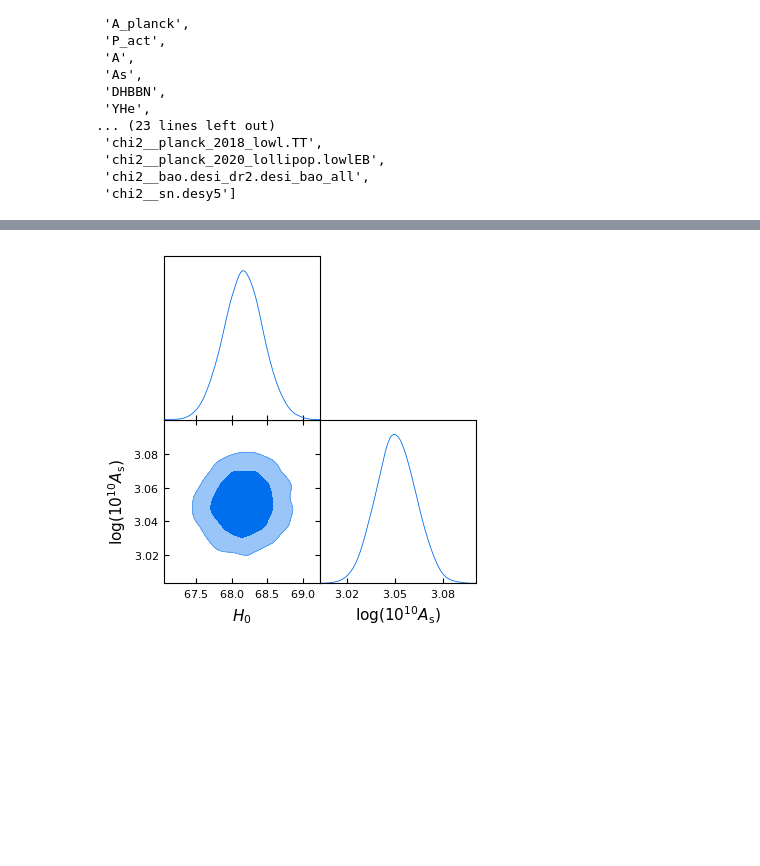
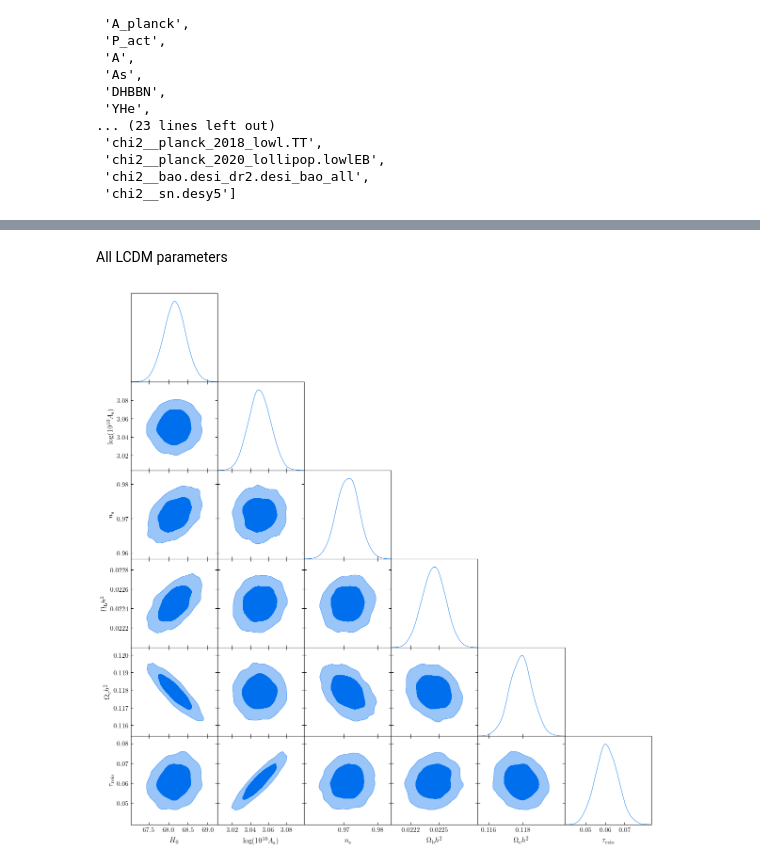
Before and after one commit to GenovaCosmology/ParametricModels, a Jupyter notebook: LCDM/parsing_example.ipynb, the cells around one changed output, grey strips where cells are left out. Cells and saved outputs as stored; diff of their text form; code cells hidden in the pictures; blank space fills up the shorter version.

Commit message:
LCDM plots

```diff
--- a/LCDM/parsing_example.ipynb
+++ b/LCDM/parsing_example.ipynb
@@ -32,7 +46,7 @@ chains_dir = os.path.join('chains')
 
 getdist_settings = {
     'smooth_scale_1D': 0.3,
-    'smooth_scale_2D': 0.3,
+    'smooth_scale_2D': 0.4,
     'boundary_correction_order': 1,
     'mult_bias_correction_order': 1,
     }
@@ -77,0 +139,16 @@ plt.scatter(chain.samples[:, 0], chain.samples[:, 1], s=0.1, c='k', alpha=0.5)
+# %%
+g = plots.get_subplot_plotter()
+g.settings.axes_fontsize = 13
+getdist_settings['smooth_scale_1D'] = 0.6
+getdist_settings['smooth_scale_2D'] = 0.6
+chain.updateSettings(getdist_settings)
+chain.updateBaseStatistics()
+
+
+g.triangle_plot(
+    [chain],
+    params=['H0','omch2'],
+    filled=True,
+)
+
+g.export('plots/LCDM_triangle_plot_smooth_0p6.pdf', dpi=300)
@@ -78,8 +157,23 @@ plt.scatter(chain.samples[:, 0], chain.samples[:, 1], s=0.1, c='k', alpha=0.5)
+# %% [markdown]
+All LCDM parameters
 # %%
 g = plots.get_subplot_plotter()
-g.triangle_plot([chain], params=['H0','logA'], filled=True)
+g.settings.axes_fontsize = 13
+getdist_settings['smooth_scale_1D'] = 0.3
+getdist_settings['smooth_scale_2D'] = 0.3
+chain.updateSettings(getdist_settings)
+chain.updateBaseStatistics()
+
+g.triangle_plot(
+    [chain],
+    params=['H0','logA',  'ns','ombh2','omch2','tau'],
+    filled=True,
+
+)
+
+g.export('plots/LCDM_triangle_plot_all.pdf', dpi=300)
 # %% [output]
-[figure, old version]
+[figure, new version]
 # %%
 # rebuild the model:
 from cobaya.model import get_model
```
Also changed, not shown: parts of 11 cells of this notebook, 4 other files.
